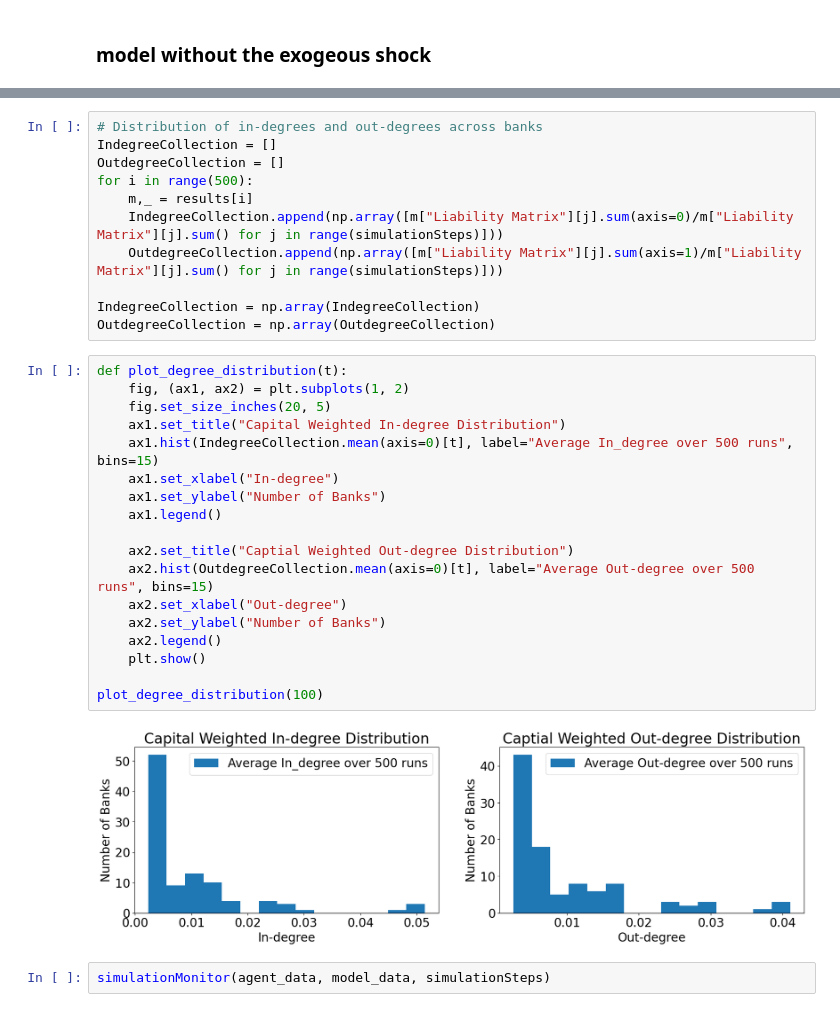
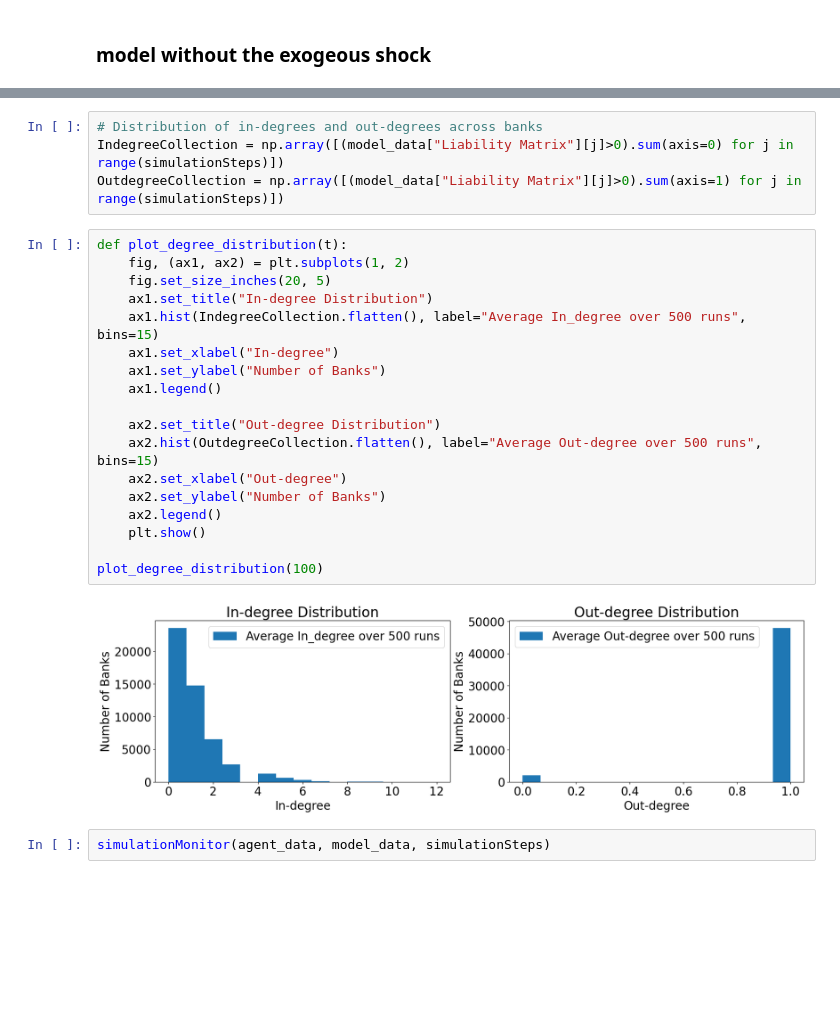
Before and after one commit to dongxulee/balanceSheet, a Jupyter notebook: bankingSystem.ipynb, the cells around one changed output, grey strips where cells are left out. Saved outputs shown, nothing was run; the diff lists cells and outputs as text; blank space fills up the shorter version.

```diff
--- a/bankingSystem.ipynb
+++ b/bankingSystem.ipynb
@@ -38,34 +40,27 @@ plt.show()
 # %%
 # Distribution of in-degrees and out-degrees across banks
-IndegreeCollection = []
-OutdegreeCollection = []
-for i in range(500):
-    m,_ = results[i]
-    IndegreeCollection.append(np.array([m["Liability Matrix"][j].sum(axis=0)/m["Liability Matrix"][j].sum() for j in range(simulationSteps)]))
-    OutdegreeCollection.append(np.array([m["Liability Matrix"][j].sum(axis=1)/m["Liability Matrix"][j].sum() for j in range(simulationSteps)]))
-
-IndegreeCollection = np.array(IndegreeCollection)
-OutdegreeCollection = np.array(OutdegreeCollection)
+IndegreeCollection = np.array([(model_data["Liability Matrix"][j]>0).sum(axis=0) for j in range(simulationSteps)])
+OutdegreeCollection = np.array([(model_data["Liability Matrix"][j]>0).sum(axis=1) for j in range(simulationSteps)])
 # %%
 def plot_degree_distribution(t):
     fig, (ax1, ax2) = plt.subplots(1, 2)
     fig.set_size_inches(20, 5)
-    ax1.set_title("Capital Weighted In-degree Distribution")
-    ax1.hist(IndegreeCollection.mean(axis=0)[t], label="Average In_degree over 500 runs", bins=15)
+    ax1.set_title("In-degree Distribution")
+    ax1.hist(IndegreeCollection.flatten(), label="Average In_degree over 500 runs", bins=15)
     ax1.set_xlabel("In-degree")
     ax1.set_ylabel("Number of Banks")
     ax1.legend()
 
-    ax2.set_title("Captial Weighted Out-degree Distribution")
-    ax2.hist(OutdegreeCollection.mean(axis=0)[t], label="Average Out-degree over 500 runs", bins=15)
+    ax2.set_title("Out-degree Distribution")
+    ax2.hist(OutdegreeCollection.flatten(), label="Average Out-degree over 500 runs", bins=15)
     ax2.set_xlabel("Out-degree")
     ax2.set_ylabel("Number of Banks")
     ax2.legend()
     plt.show()
 
 plot_degree_distribution(100)
 # %% [output]
-[figure, old version]
+[figure, new version]
 # %%
 simulationMonitor(agent_data, model_data, simulationSteps)
 # %% [output]
```
Also changed, not shown: parts of 9 cells of this notebook, 14 other files.
